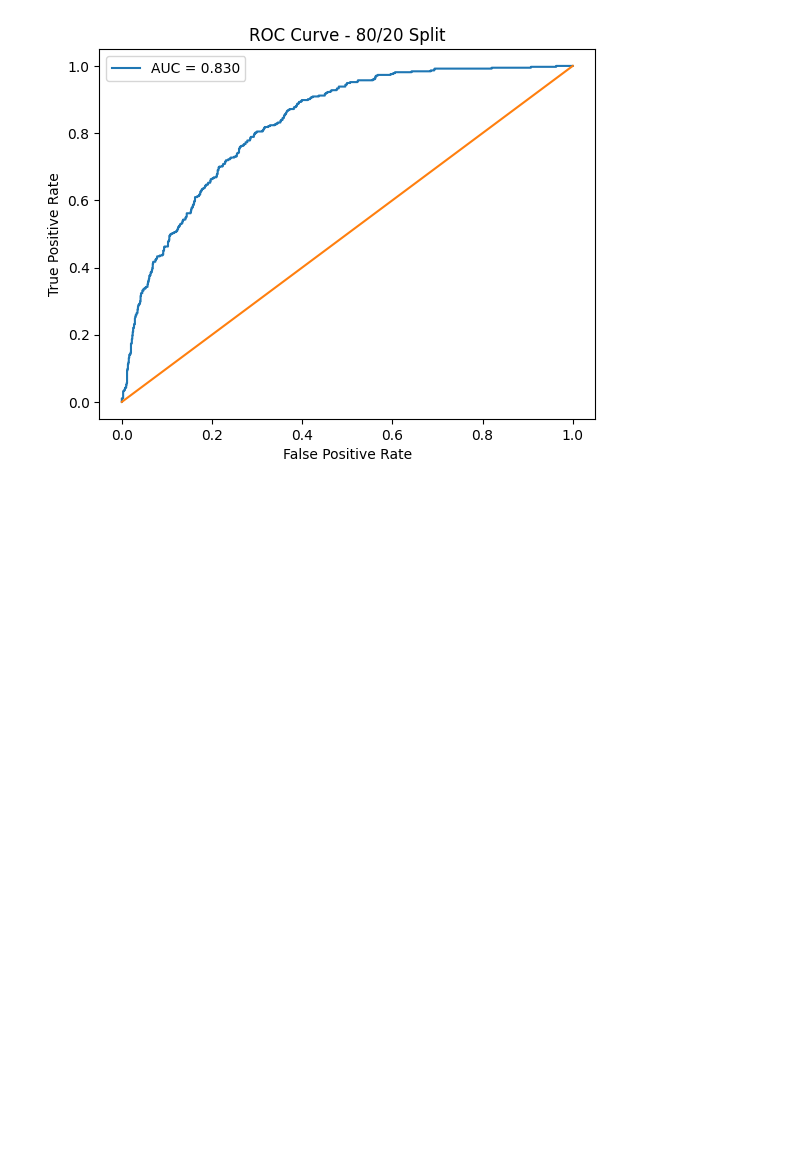
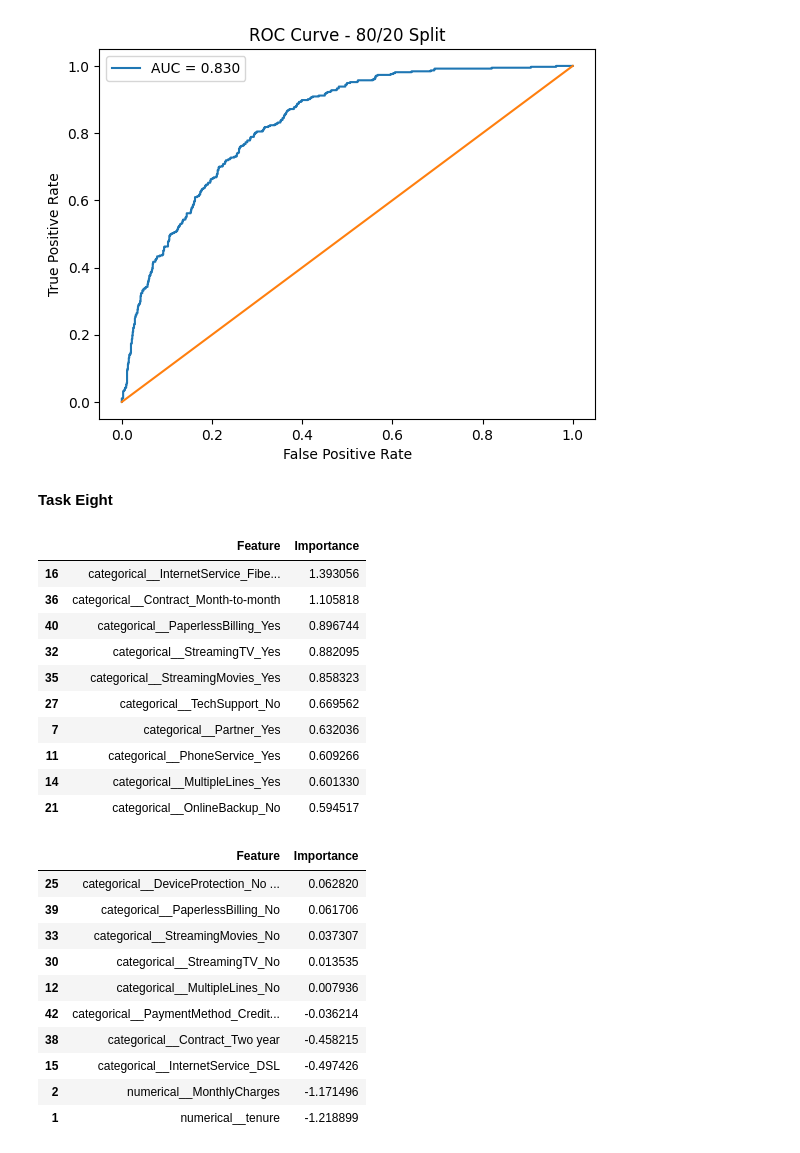
Before and after one commit to JFish72/CSC-349-Machine-Learning-, a Jupyter notebook: HW3/churn_classification.ipynb, the cells around one changed output. Saved outputs shown, nothing was run; the diff lists cells and outputs as text; code cells hidden in the pictures; blank space fills up the shorter version.

```diff
--- a/HW3/churn_classification.ipynb
+++ b/HW3/churn_classification.ipynb
@@ -197,3 +197,42 @@ plt.show()
    macro avg       0.73      0.68      0.69      1409
 weighted avg       0.77      0.78      0.77      1409
 [figure]
+# %% [markdown]
+**Task Eight**
+# %%
+import pandas as pd
+import matplotlib.pyplot as plt
+
+feature_names = pipeline.named_steps["preprocessor"].get_feature_names_out()
+
+feature_importances = pipeline.named_steps["classifier"].coef_[0]
+
+feature_importance_df = pd.DataFrame({"Feature": feature_names, "Importance": feature_importances})
+
+feature_importance_df = feature_importance_df.sort_values(by = "Importance", ascending = False)
+
+display(feature_importance_df.head(10)) # Features that keep customers.
+display(feature_importance_df.tail(10)) # Features that push customers away.
+# %% [output]
+|  | Feature | Importance |
+| 16 | categorical__InternetService_Fibe... | 1.393056 |
+| 36 | categorical__Contract_Month-to-month | 1.105818 |
+| 40 | categorical__PaperlessBilling_Yes | 0.896744 |
+| 32 | categorical__StreamingTV_Yes | 0.882095 |
+| 35 | categorical__StreamingMovies_Yes | 0.858323 |
+| 27 | categorical__TechSupport_No | 0.669562 |
+| 7 | categorical__Partner_Yes | 0.632036 |
+| 11 | categorical__PhoneService_Yes | 0.609266 |
+| 14 | categorical__MultipleLines_Yes | 0.601330 |
+| 21 | categorical__OnlineBackup_No | 0.594517 |
+|  | Feature | Importance |
+| 25 | categorical__DeviceProtection_No ... | 0.062820 |
+| 39 | categorical__PaperlessBilling_No | 0.061706 |
+| 33 | categorical__StreamingMovies_No | 0.037307 |
+| 30 | categorical__StreamingTV_No | 0.013535 |
+| 12 | categorical__MultipleLines_No | 0.007936 |
+| 42 | categorical__PaymentMethod_Credit... | -0.036214 |
+| 38 | categorical__Contract_Two year | -0.458215 |
+| 15 | categorical__InternetService_DSL | -0.497426 |
+| 2 | numerical__MonthlyCharges | -1.171496 |
+| 1 | numerical__tenure | -1.218899 |
```
